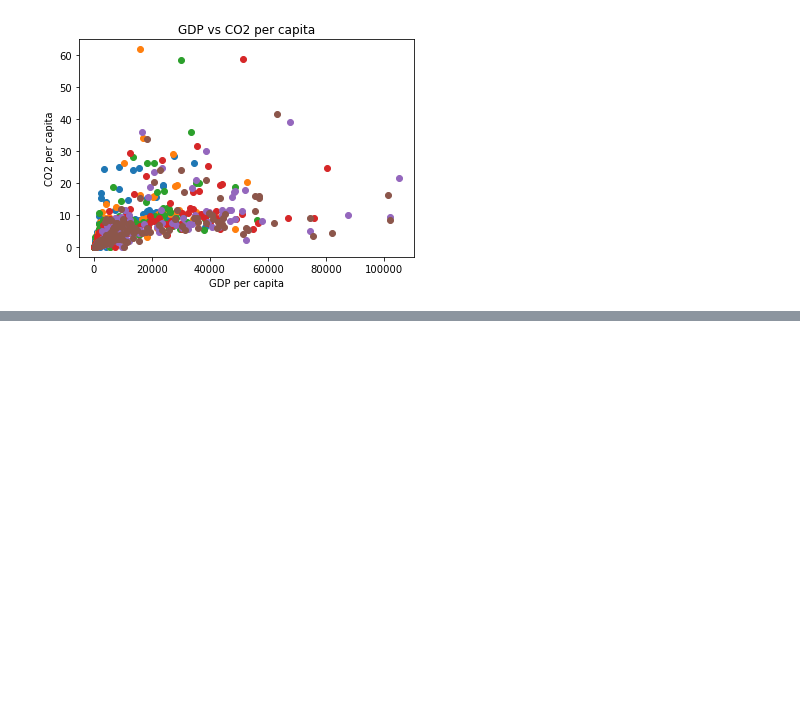
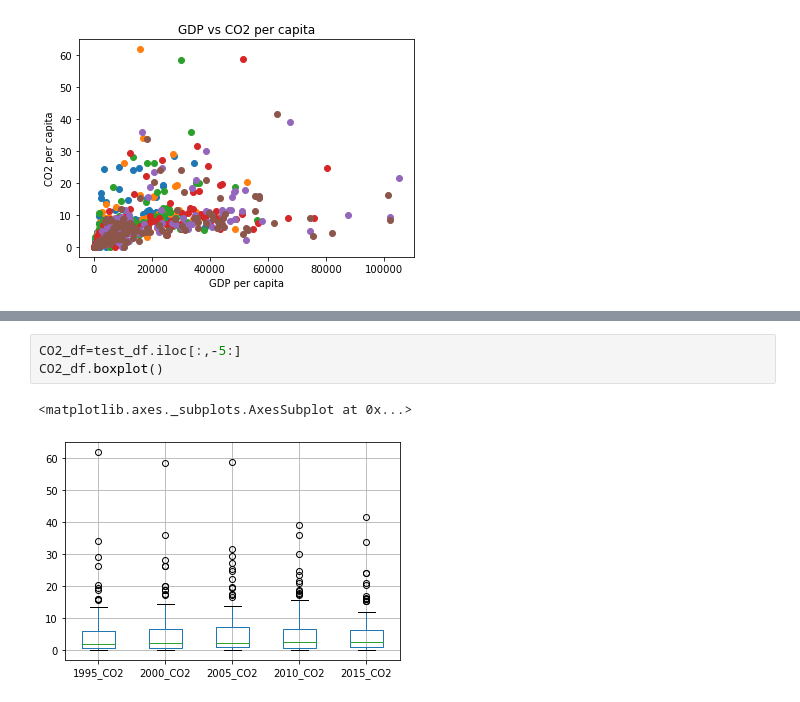
Before and after one commit to Heesu-H/project_1, a Jupyter notebook: Untitled2.ipynb, the cells around one changed output, grey strips where cells are left out. Drawn from its saved outputs; the diff is of its cells as text; blank space fills up the shorter version.

```diff
--- a/Untitled2.ipynb
+++ b/Untitled2.ipynb
@@ -93,0 +79,6 @@ test_df
+# %%
+CO2_df=test_df.iloc[:,-5:]
+CO2_df.boxplot()
+# %% [output]
+<matplotlib.axes._subplots.AxesSubplot at 0x...>
+[figure, added]
```
Also changed, not shown: parts of 4 cells of this notebook.
